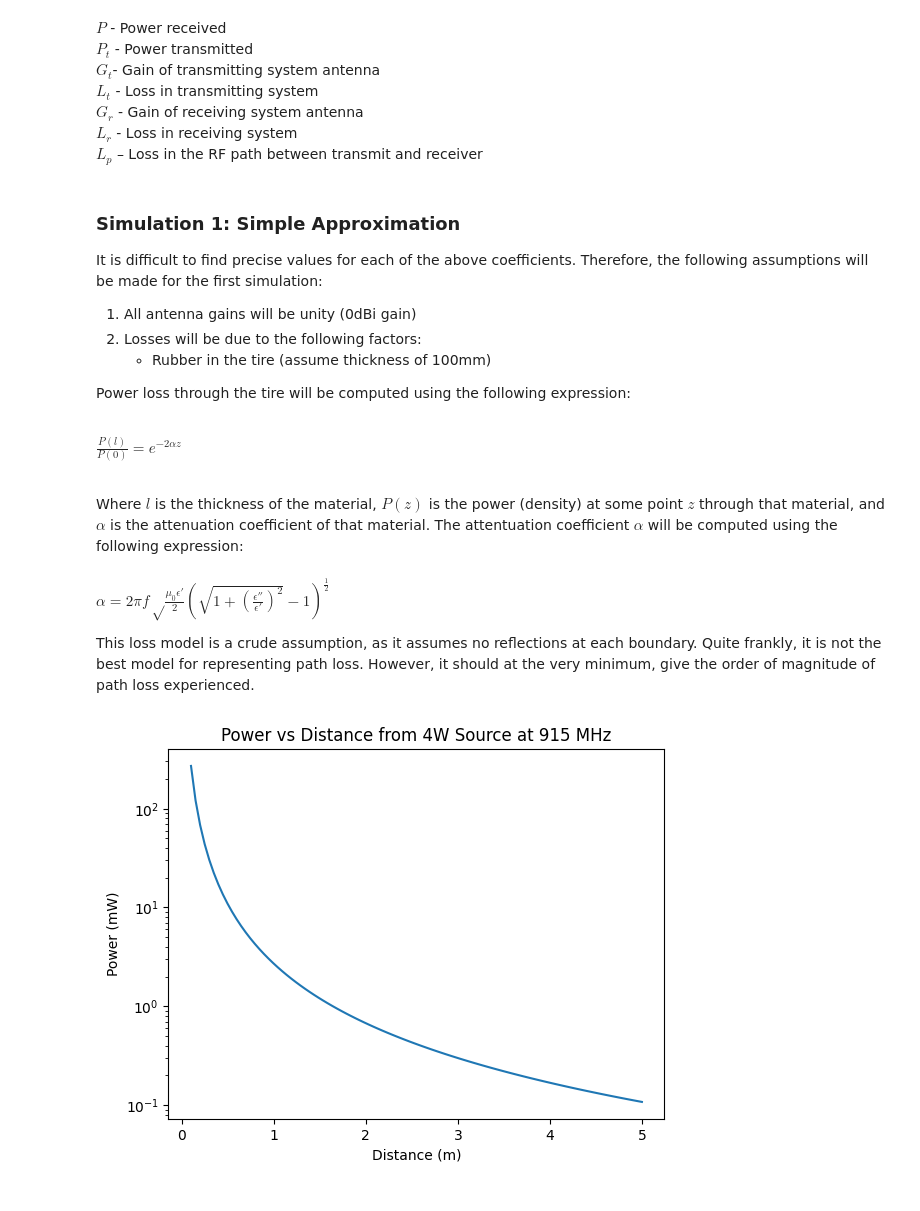
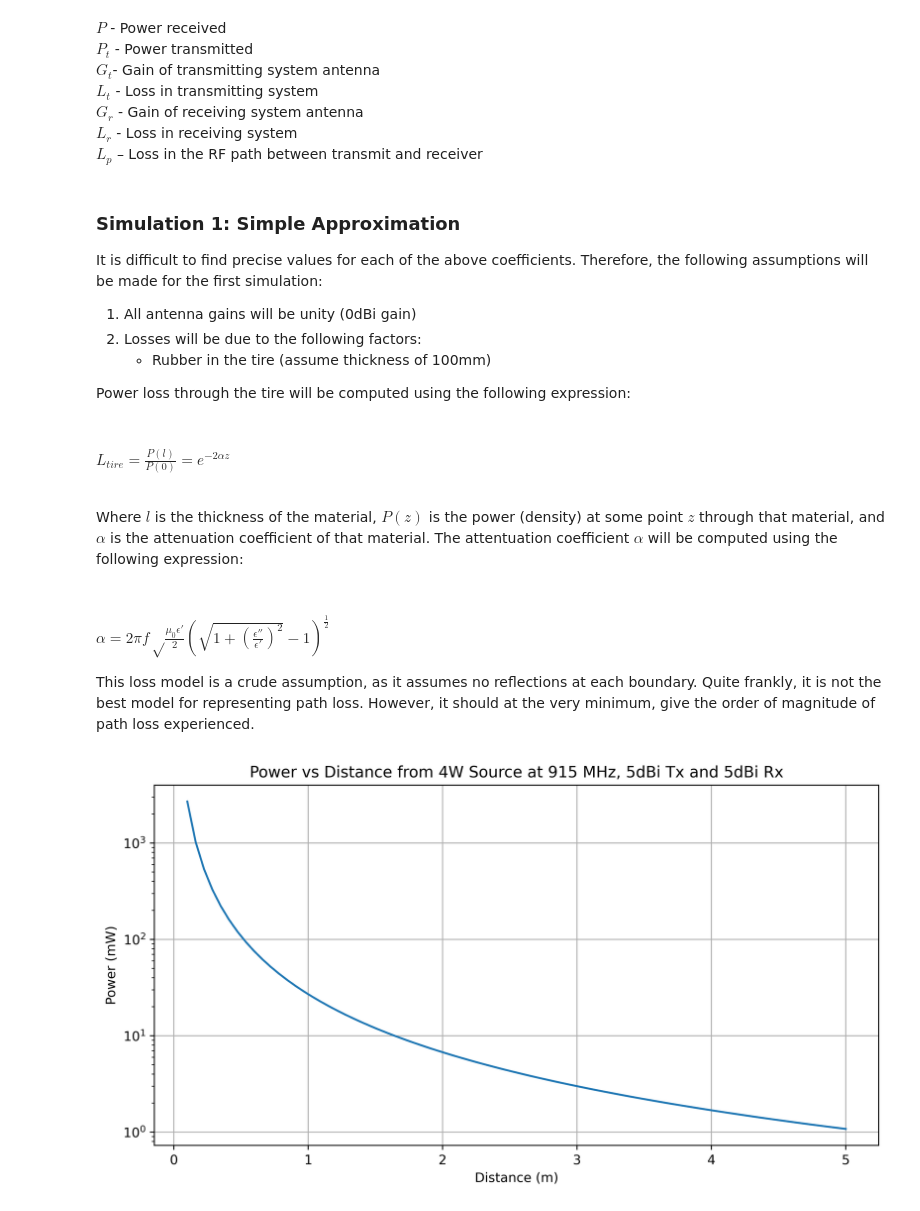
Before and after one commit to ardavan-p/elec-491, a Jupyter notebook: simulation/linkBudgetSimulation/linkBudgetSimulation.ipynb, the cells around one changed output. Saved outputs shown, nothing was run; the diff lists cells and outputs as text; code cells hidden in the pictures.

```diff
--- a/simulation/linkBudgetSimulation/linkBudgetSimulation.ipynb
+++ b/simulation/linkBudgetSimulation/linkBudgetSimulation.ipynb
@@ -25,41 +25,45 @@ It is difficult to find precise values for each of the above coefficients. There
 
 Power loss through the tire will be computed using the following expression: <br><br>
 
-$\frac{P(l)}{P(0)} = e^{-2 \alpha z}$ <br><br>
+#### $L_{tire} = \frac{P(l)}{P(0)} = e^{-2 \alpha z}$ <br><br>
 
 Where $l$ is the thickness of the material, $P(z)$ is the power (density) at some point $z$ through that material, and $\alpha$ is the attenuation coefficient of that material. The attentuation coefficient $\alpha$ will be computed using the following expression: <br><br>
-$\alpha = 2 \pi f \sqrt\frac{\mu_0 \epsilon '}{2}\left( \sqrt{1 + \left( \frac{\epsilon''}{\epsilon'} \right)^2} - 1 \right)^\frac{1}{2}$
+#### $\alpha = 2 \pi f \sqrt\frac{\mu_0 \epsilon '}{2}\left( \sqrt{1 + \left( \frac{\epsilon''}{\epsilon'} \right)^2} - 1 \right)^\frac{1}{2}$
 
 This loss model is a crude assumption, as it assumes no reflections at each boundary. Quite frankly, it is not the best model for representing path loss. However, it should at the very minimum, give the order of magnitude of path loss experienced.
 # %%
 c = 299792458  # Speed of light in m/s
 f = 915e6  # Frequency in Hz
 u0 = 4 * np.pi * 1e-7
 e0 = 8.85418782e-12
 
 eRubber = 3 * e0
 lossTangentRubber = 0.002
 
 alpha = 2 * np.pi * f * np.sqrt(u0*eRubber/2) * np.sqrt(np.sqrt(1 + (lossTangentRubber**2)) - 1)
 
 tireThickness = 100e-3
 rubberPowerLoss = np.exp(-2 * alpha * tireThickness)
 rubberPowerLossDecibels = 8.685889638 * alpha * tireThickness
 
 freeSpaceWavelength = c / f
 
 transmitPowerMilliWatts = 4000  # mW
-transmitGain = 1
-receiveGain = 1
+transmitGainDBI = 5
+receiveGainDBI = 5
+transmitGain = 10**(transmitGainDBI/10)
+receiveGain = 10**(receiveGainDBI/10)
 
-distance = np.linspace(0.1, 5, 100)
+distance = np.linspace(0.1, 5, 80)
 receivePowerMilliWatts =  transmitPowerMilliWatts * transmitGain * rubberPowerLoss * receiveGain * (freeSpaceWavelength/(4*np.pi*distance))**2
 
 
+plt.figure(figsize=(10, 5), dpi=500)
 plt.plot(distance, receivePowerMilliWatts)
-plt.title("Power vs Distance from 4W Source at 915 MHz")
+plt.title("Power vs Distance from 4W Source at 915 MHz, 5dBi Tx and 5dBi Rx")
 plt.xlabel("Distance (m)")
 plt.ylabel("Power (mW)")
 plt.yscale("log")
+plt.grid("True")
 # %% [output]
-[figure, old version]
+[figure, new version]
```
